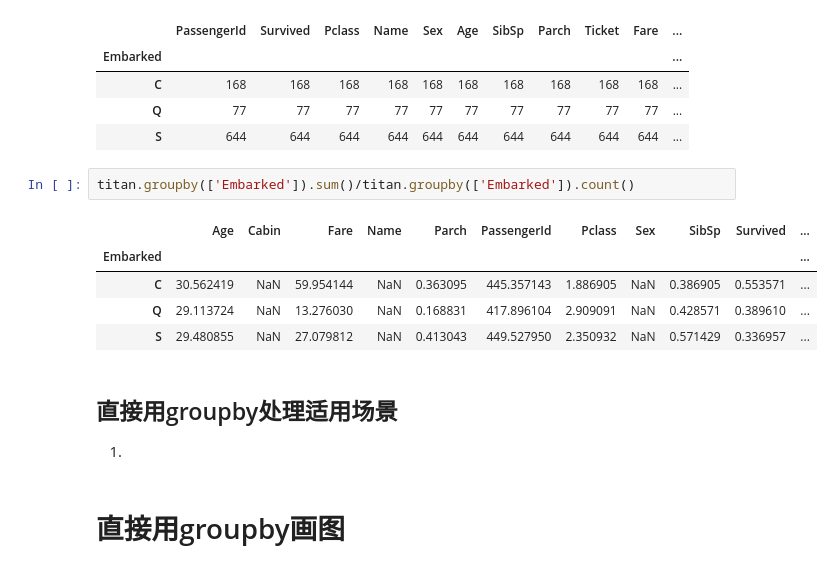
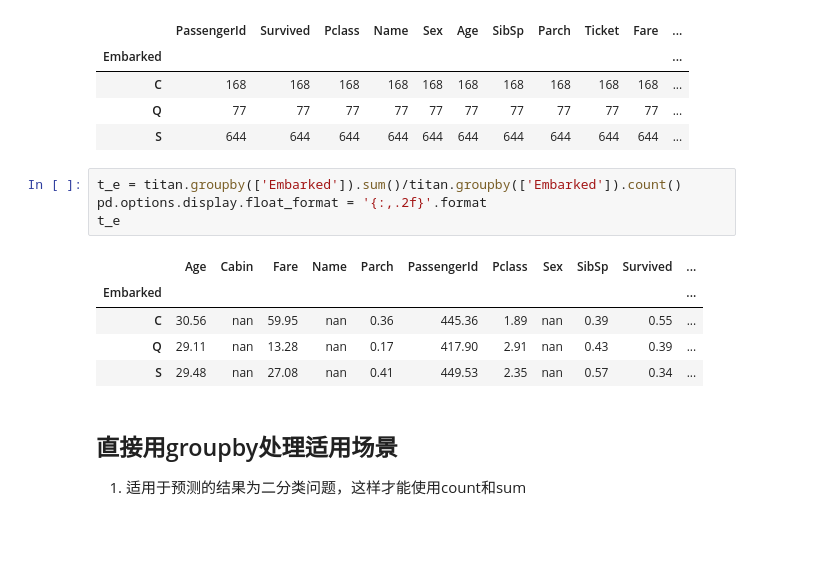
Before and after one commit to sunzhicheng369/titan, a Jupyter notebook: titan.ipynb, the cells around one changed output. Drawn from its saved outputs; the diff is of its cells as text; blank space fills up the shorter version.

```diff
--- a/titan.ipynb
+++ b/titan.ipynb
@@ -835,15 +828,15 @@ titan.groupby(['Embarked']).count()
 | Q | 77 | 77 | 77 | 77 | 77 | 77 | 77 | 77 | 77 | 77 | ... |
 | S | 644 | 644 | 644 | 644 | 644 | 644 | 644 | 644 | 644 | 644 | ... |
 # %%
-titan.groupby(['Embarked']).sum()/titan.groupby(['Embarked']).count()
+t_e = titan.groupby(['Embarked']).sum()/titan.groupby(['Embarked']).count()
+pd.options.display.float_format = '{:,.2f}'.format
+t_e
 # %% [output]
 |  | Age | Cabin | Fare | Name | Parch | PassengerId | Pclass | Sex | SibSp | Survived | ... |
 | Embarked |  |  |  |  |  |  |  |  |  |  | ... |
-| C | 30.562419 | NaN | 59.954144 | NaN | 0.363095 | 445.357143 | 1.886905 | NaN | 0.386905 | 0.553571 | ... |
-| Q | 29.113724 | NaN | 13.276030 | NaN | 0.168831 | 417.896104 | 2.909091 | NaN | 0.428571 | 0.389610 | ... |
-| S | 29.480855 | NaN | 27.079812 | NaN | 0.413043 | 449.527950 | 2.350932 | NaN | 0.571429 | 0.336957 | ... |
+| C | 30.56 | nan | 59.95 | nan | 0.36 | 445.36 | 1.89 | nan | 0.39 | 0.55 | ... |
+| Q | 29.11 | nan | 13.28 | nan | 0.17 | 417.90 | 2.91 | nan | 0.43 | 0.39 | ... |
+| S | 29.48 | nan | 27.08 | nan | 0.41 | 449.53 | 2.35 | nan | 0.57 | 0.34 | ... |
 # %% [markdown]
 ## 直接用groupby处理适用场景
-1.
+1. 适用于预测的结果为二分类问题，这样才能使用count和sum
-# %% [markdown]
-# 直接用groupby画图
```
Also changed, not shown: parts of 44 cells of this notebook, 2 other files.
